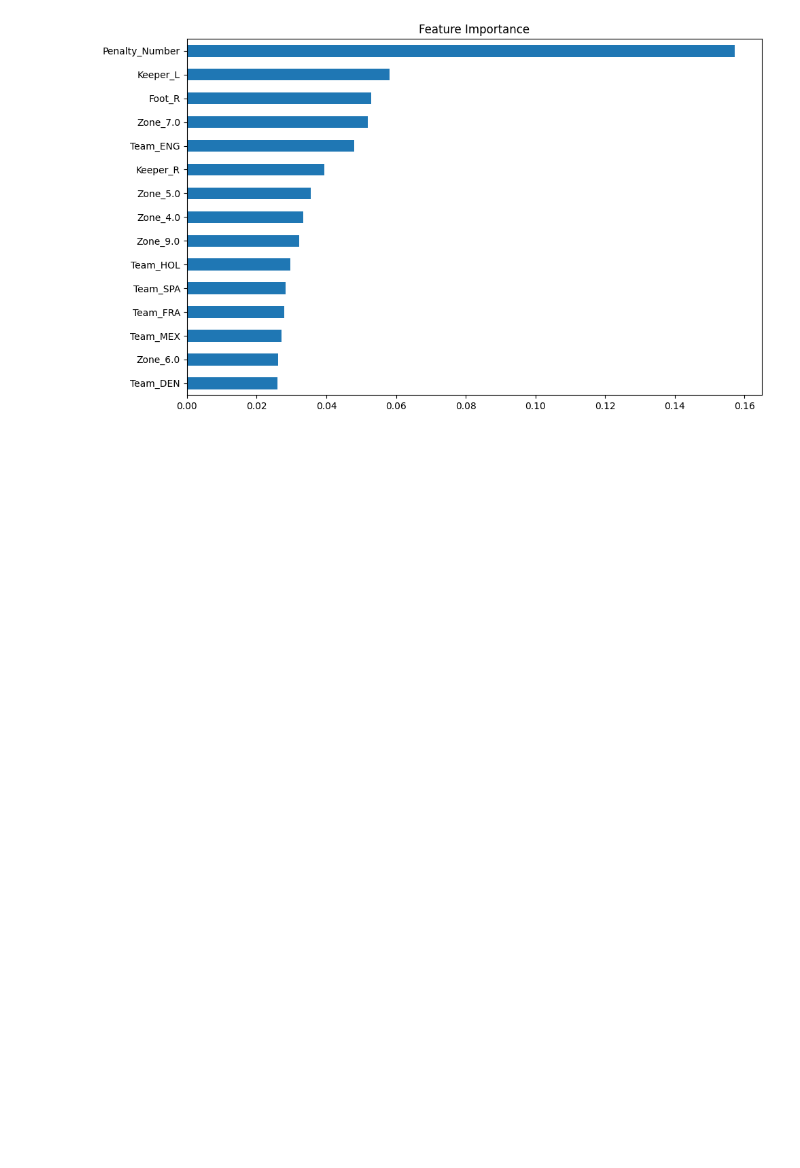
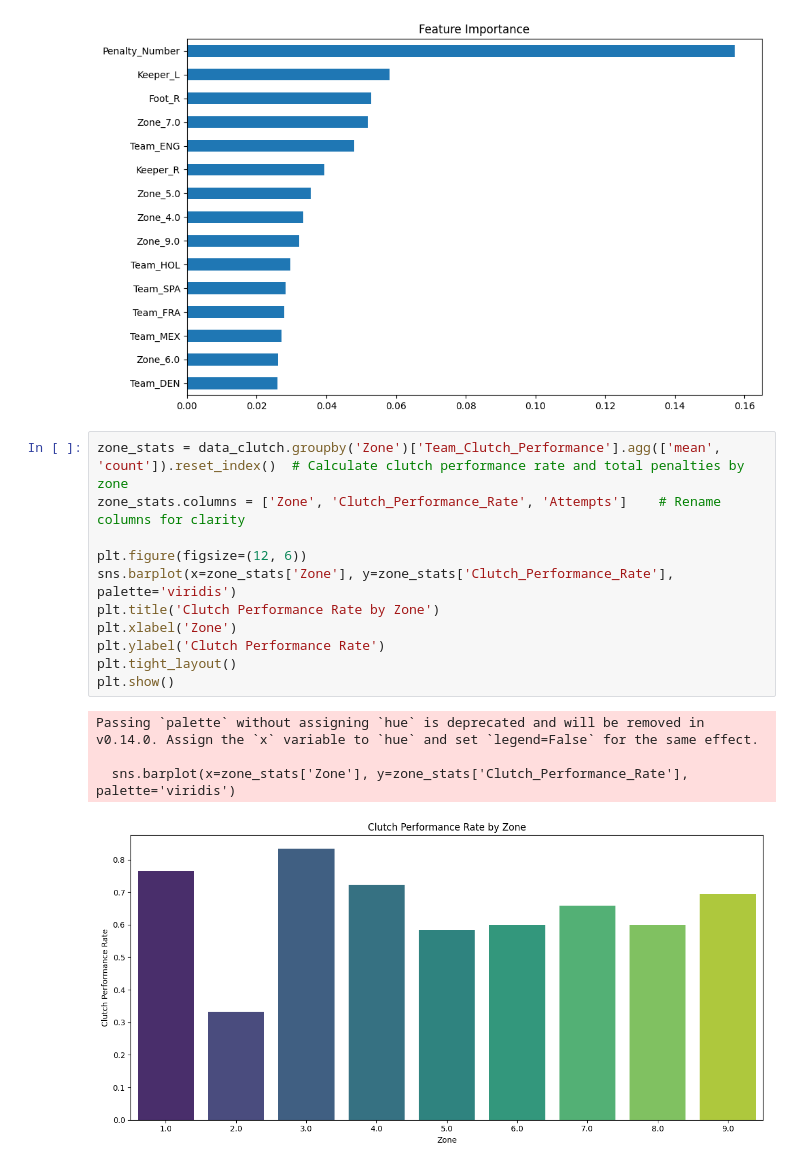
Before and after one commit to ali-ab-2003/Football-Team-Clutch-Factor, a Jupyter notebook: model.ipynb, the cells around one changed output. Cells and saved outputs as stored; diff of their text form; blank space fills up the shorter version.

Commit message:
cluth performace rate by zone

```diff
--- a/model.ipynb
+++ b/model.ipynb
@@ -96,3 +96,19 @@ plt.tight_layout()
 plt.show()
 # %% [output]
 [figure]
+# %%
+zone_stats = data_clutch.groupby('Zone')['Team_Clutch_Performance'].agg(['mean', 'count']).reset_index()  # Calculate clutch performance rate and total penalties by zone
+zone_stats.columns = ['Zone', 'Clutch_Performance_Rate', 'Attempts']    # Rename columns for clarity
+
+plt.figure(figsize=(12, 6))
+sns.barplot(x=zone_stats['Zone'], y=zone_stats['Clutch_Performance_Rate'], palette='viridis')
+plt.title('Clutch Performance Rate by Zone')
+plt.xlabel('Zone')
+plt.ylabel('Clutch Performance Rate')
+plt.tight_layout()
+plt.show()
+# %% [output]
+Passing `palette` without assigning `hue` is deprecated and will be removed in v0.14.0. Assign the `x` variable to `hue` and set `legend=False` for the same effect.
+
+  sns.barplot(x=zone_stats['Zone'], y=zone_stats['Clutch_Performance_Rate'], palette='viridis')
+[figure, added]
```
